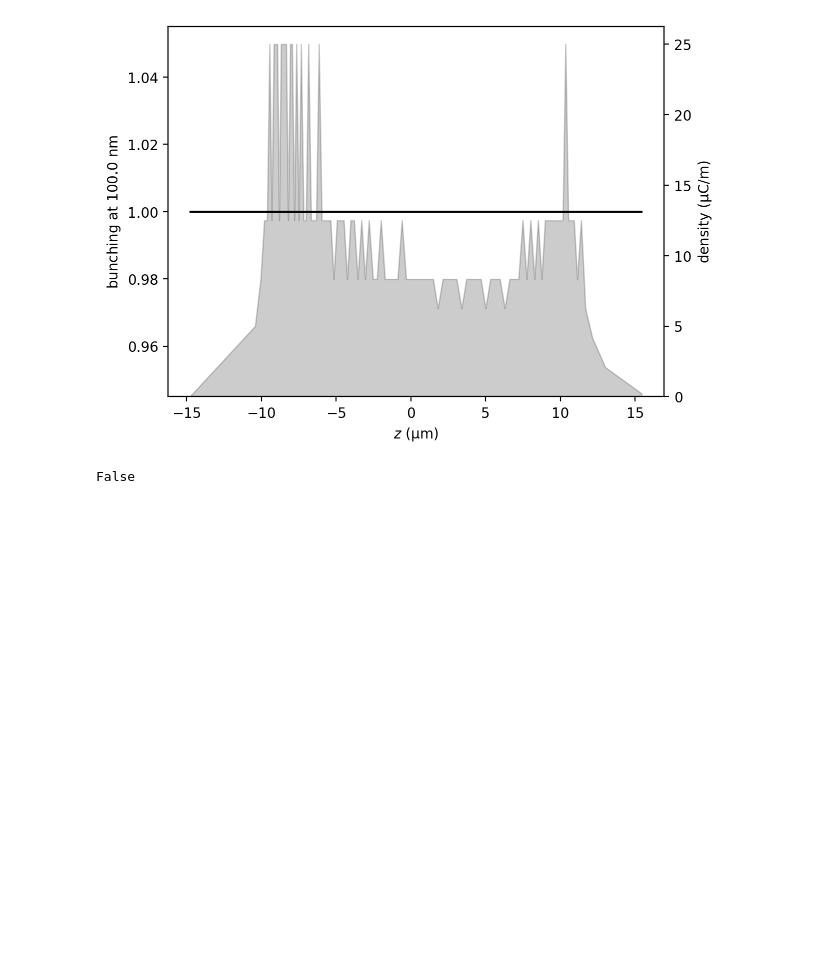
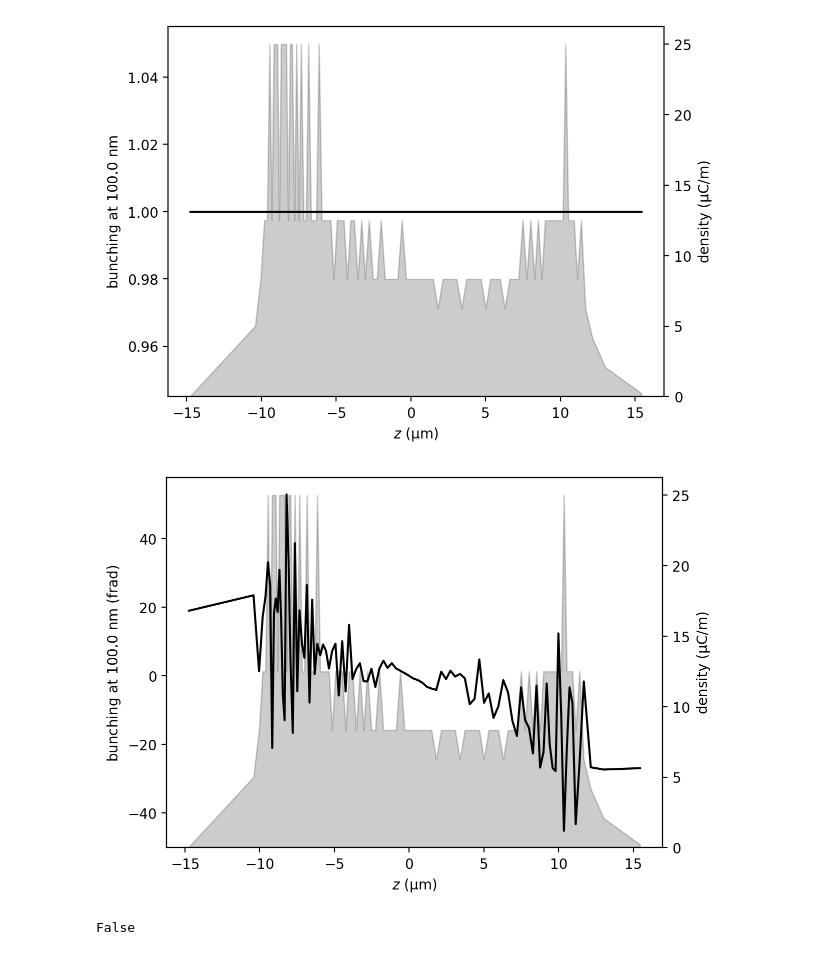
Before and after one commit to ChristopherMayes/openPMD-beamphysics, a Jupyter notebook: examples/bunching/bunching.ipynb, the cells around one changed output. Cells and saved outputs as stored; diff of their text form; code cells hidden in the pictures; blank space fills up the shorter version.

```diff
--- a/examples/bunching/bunching.ipynb
+++ b/examples/bunching/bunching.ipynb
@@ -69,6 +72,10 @@ Text(0, 0.5, 'bunching')
 P.slice_plot('bunching_0.1_um')
 # %% [output]
 [figure]
+# %%
+P.slice_plot('bunching_phase_0.1_um')
+# %% [output]
+[figure, added]
 # %%
 P.in_z_coordinates
 # %% [output]
```
Also changed, not shown: parts of 8 cells of this notebook, 22 other files.
